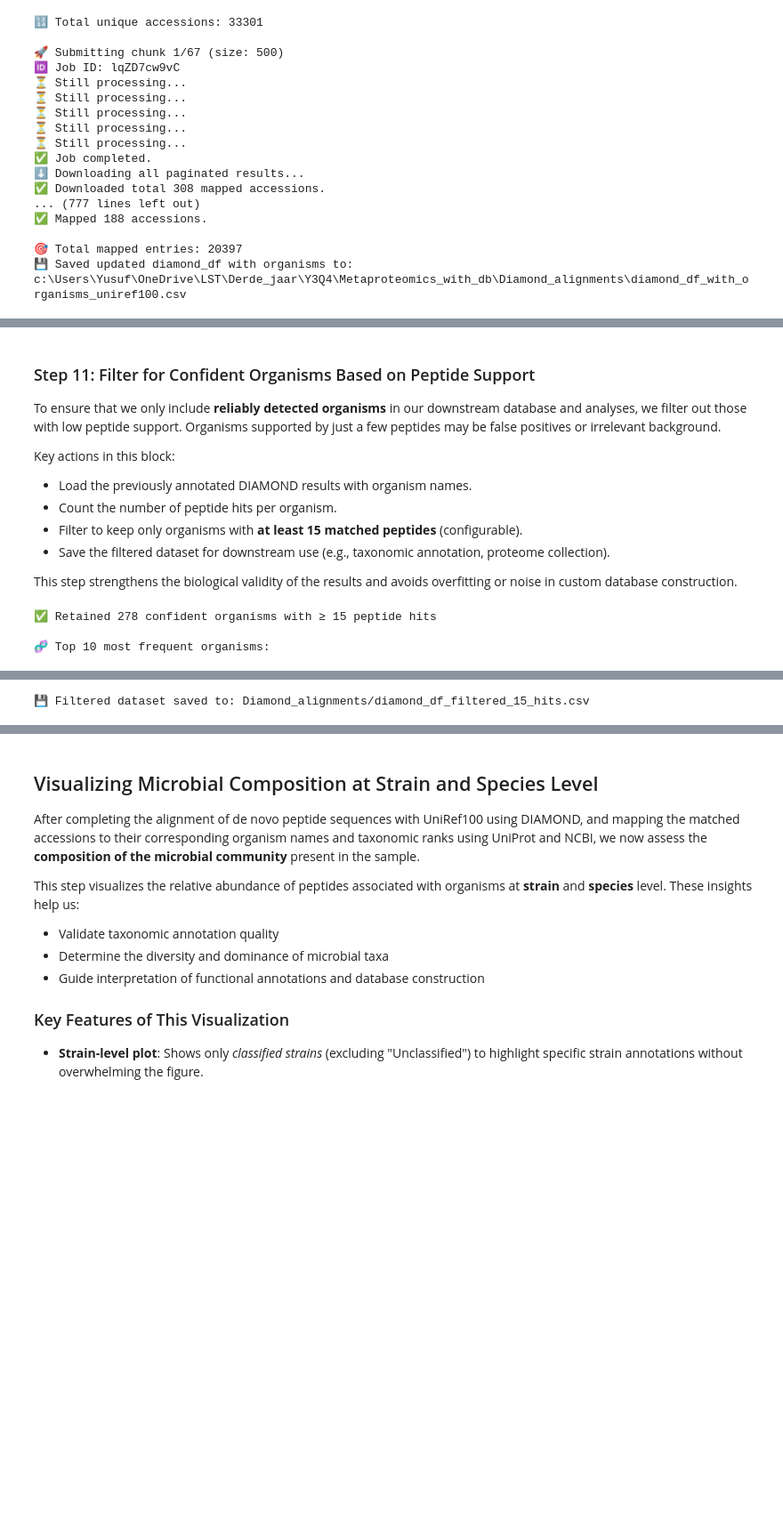
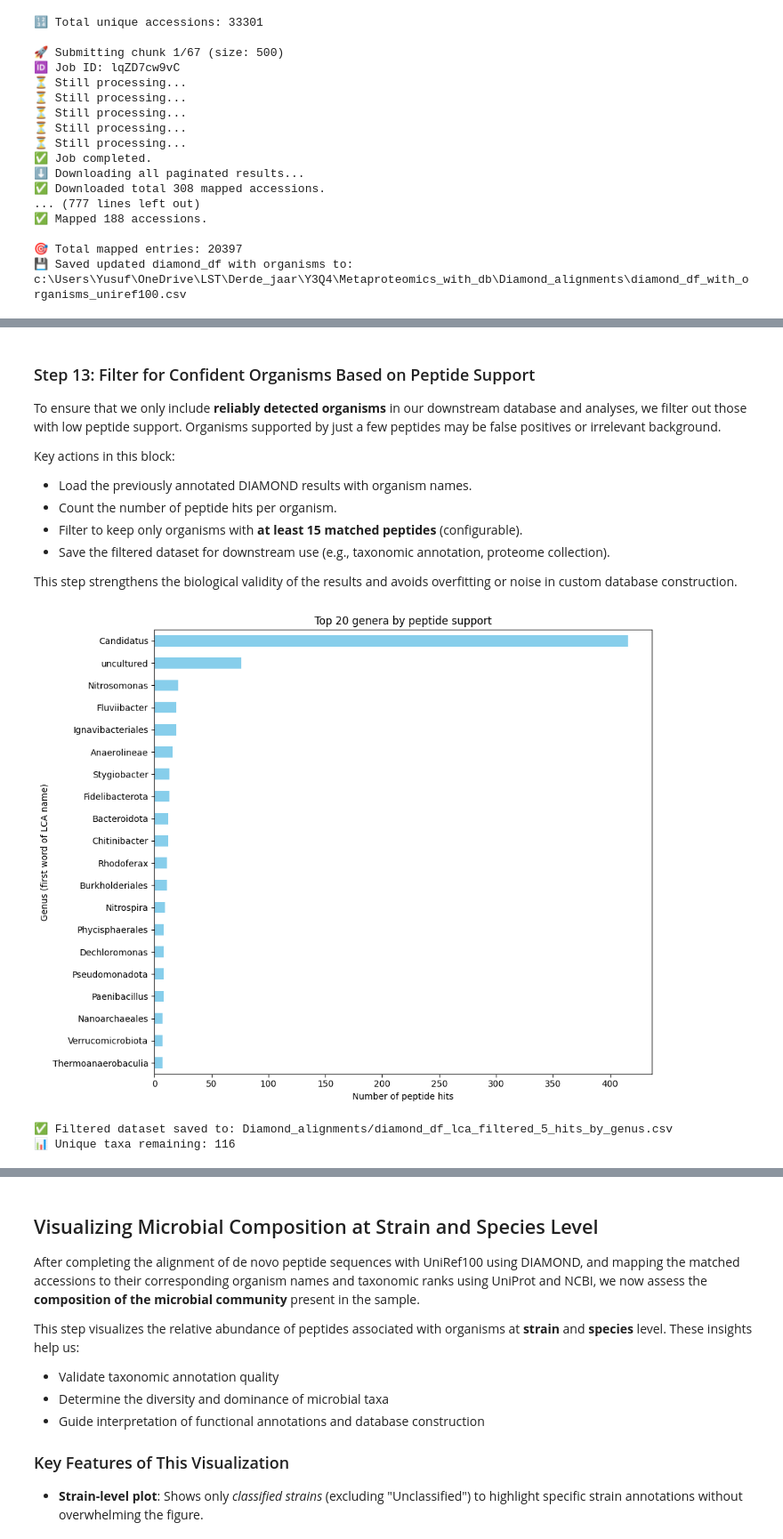
Before and after one commit to Asciilator/Peptide_identification_with_custom_database, a Jupyter notebook: pipelines/pipeline_diamond_improved.ipynb, the cells around one changed output, grey strips where cells are left out. Shown: that part at 89% size. Drawn from its saved outputs; the diff is of its cells as text; code cells hidden in the pictures; blank space fills up the shorter version.

```diff
--- a/pipelines/pipeline_diamond_improved.ipynb
+++ b/pipelines/pipeline_diamond_improved.ipynb
@@ -663,5 +867,5 @@ else:
 # %% [markdown]
-### Step 11: Filter for Confident Organisms Based on Peptide Support
+### Step 13: Filter for Confident Organisms Based on Peptide Support
 
 To ensure that we only include **reliably detected organisms** in our downstream database and analyses, we filter out those with low peptide support. Organisms supported by just a few peptides may be false positives or irrelevant background.
 
@@ -673,54 +877,48 @@ Key actions in this block:
 
 This step strengthens the biological validity of the results and avoids overfitting or noise in custom database construction.
 # %%
-# Import pandas for data handling
+# Import necessary libraries
 import pandas as pd
+import matplotlib.pyplot as plt
 
-# === Step 1: Load the annotated DIAMOND alignment file ===
-
-# Path to the CSV file that includes peptides + matched protein + organism info
-file_path = base_path / "Diamond_alignments" / "diamond_df_with_organisms_uniref100.csv"
-
-# Load the DataFrame into memory
+# === Step 1: Load the LCA-annotated DIAMOND results ===
+file_path = "Diamond_alignments/diamond_df_with_lca_uniref100.csv"
 df = pd.read_csv(file_path)
 
-# === Step 2: Set minimum confidence threshold ===
+# === Step 2: Set peptide hit threshold ===
+min_hits = 5  # Minimum peptide hits per genus (first word)
 
-# Define the minimum number of peptide matches required per organism
-min_hits = 15
+# === Step 3: Filter out NA values ===
+df = df[df["lca_taxon_name"].notna() & (df["lca_taxon_name"] != "NA")].copy()
 
-# Count the number of times each organism appears in the dataset
-# This represents the number of peptide hits per organism
-organism_counts = df["organism"].value_counts()
+# === Step 4: Extract first word (e.g. genus or placeholder group) ===
+df["lca_genus"] = df["lca_taxon_name"].str.split().str[0]
 
-# === Step 3: Filter organisms based on hit count ===
+# === Step 5: Count hits per genus ===
+genus_counts = df["lca_genus"].value_counts()
 
-# Get a list of organism names that meet or exceed the threshold
-confident_organisms = organism_counts[organism_counts >= min_hits].index.tolist()
+# Get list of genera with sufficient peptide support
+confident_genera = genus_counts[genus_counts >= min_hits].index.tolist()
 
-# Filter the DataFrame to include only rows corresponding to confident organisms
-filtered_df = df[df["organism"].isin(confident_organisms)].reset_index(drop=True)
+# Filter the DataFrame
+filtered_df = df[df["lca_genus"].isin(confident_genera)].reset_index(drop=True)
 
-# === Step 4: Display summary ===
+# === Step 6: Visualize top 20 genera ===
+plt.figure(figsize=(10, 8))
+genus_counts.head(20).plot(kind="barh", color='skyblue')
+plt.xlabel("Number of peptide hits")
+plt.ylabel("Genus (first word of LCA name)")
+plt.title("Top 20 genera by peptide support")
+plt.gca().invert_yaxis()
+plt.tight_layout()
+plt.show()
 
-# Print the number of organisms retained after filtering
-print(f"Retained {len(confident_organisms)} confident organisms with ≥ {min_hits} peptide hits")
-
-# Optionally display the top 10 most frequent organisms for inspection
-print("\nTop 10 most frequent organisms:")
-display(organism_counts.head(10))
-
-# === Step 5: Save the filtered DataFrame ===
-
-# Define the output path for the filtered dataset
-filtered_path = f"Diamond_alignments/diamond_df_filtered_{min_hits}_hits.csv"
-
-# Save to CSV without row index
-filtered_df.to_csv(filtered_path, index=False)
-
-# Confirm export
-print(f"\nFiltered dataset saved to: {filtered_path}")
+# === Step 7: Save filtered result ===
+output_path = f"Diamond_alignments/diamond_df_lca_filtered_{min_hits}_hits_by_genus.csv"
+filtered_df.to_csv(output_path, index=False)
+print(f"\n✅ Filtered dataset saved to: {output_path}")
+print(f"📊 Unique taxa remaining: {filtered_df['lca_taxon_name'].nunique()}")
 # %% [output]
+[figure, added]
-✅ Retained 278 confident organisms with ≥ 15 peptide hits
-
-🧬 Top 10 most frequent organisms:
+✅ Filtered dataset saved to: Diamond_alignments/diamond_df_lca_filtered_5_hits_by_genus.csv
+📊 Unique taxa remaining: 116
@@ -739 +924,0 @@ Name: count, dtype: int64
-💾 Filtered dataset saved to: Diamond_alignments/diamond_df_filtered_15_hits.csv
```
Also changed, not shown: parts of 21 cells of this notebook.
